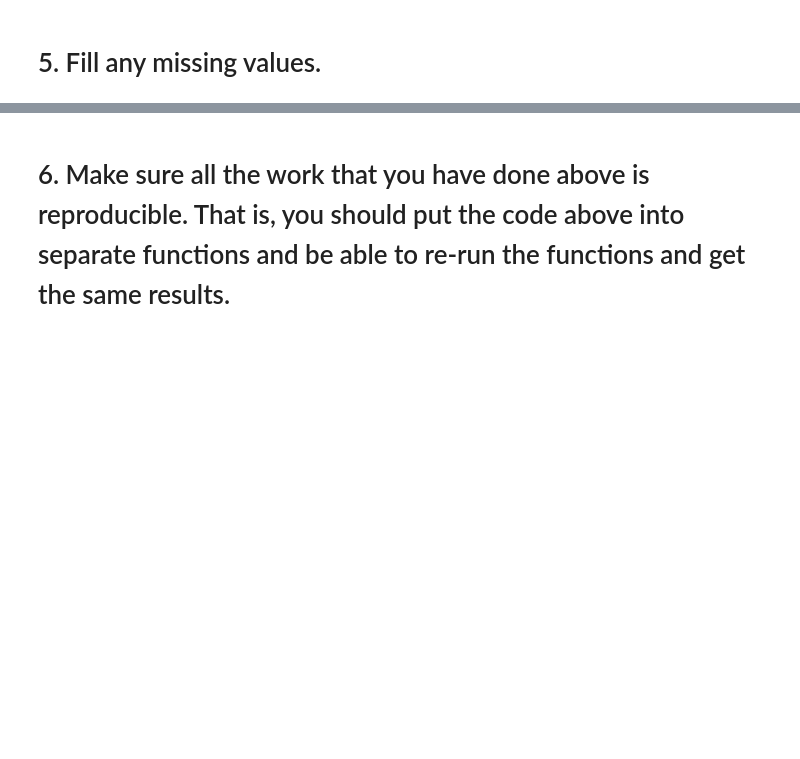
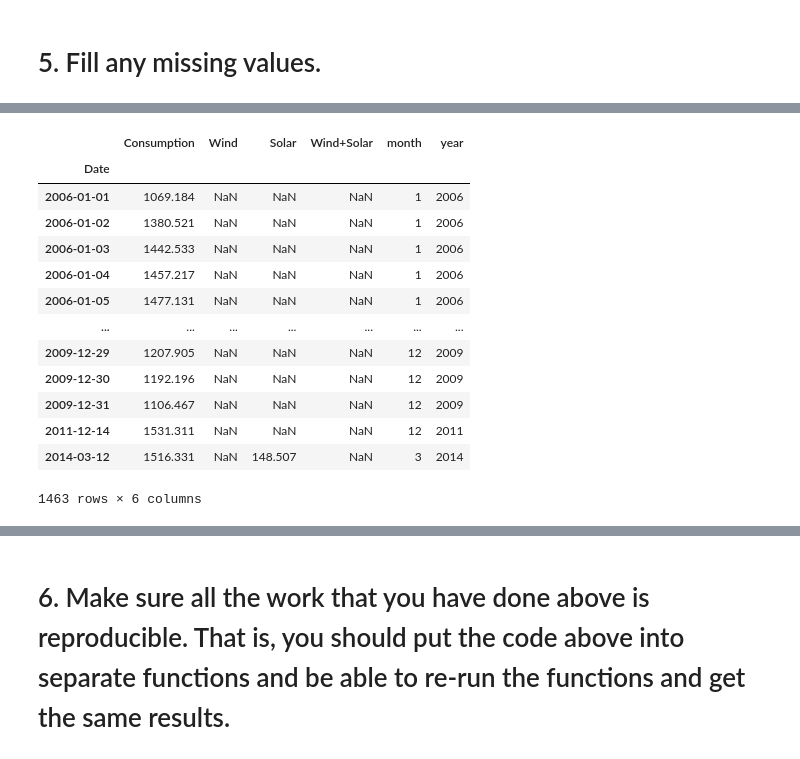
Before and after one commit to o0amandagomez0o/time-series-exercises, a Jupyter notebook: prepare_exercises.ipynb, the cells around one changed output, grey strips where cells are left out. Cells and saved outputs as stored; diff of their text form; code cells hidden in the pictures; blank space fills up the shorter version.

```diff
--- a/prepare_exercises.ipynb
+++ b/prepare_exercises.ipynb
@@ -239,0 +350,17 @@ Using the OPS data acquired in the Acquire exercises opsd_germany_daily.csv, com
+# %%
+opsd[opsd.Wind.isnull()]
+# %% [output]
+|  | Consumption | Wind | Solar | Wind+Solar | month | year |
+| Date |  |  |  |  |  |  |
+| 2006-01-01 | 1069.184 | NaN | NaN | NaN | 1 | 2006 |
+| 2006-01-02 | 1380.521 | NaN | NaN | NaN | 1 | 2006 |
+| 2006-01-03 | 1442.533 | NaN | NaN | NaN | 1 | 2006 |
+| 2006-01-04 | 1457.217 | NaN | NaN | NaN | 1 | 2006 |
+| 2006-01-05 | 1477.131 | NaN | NaN | NaN | 1 | 2006 |
+| ... | ... | ... | ... | ... | ... | ... |
+| 2009-12-29 | 1207.905 | NaN | NaN | NaN | 12 | 2009 |
+| 2009-12-30 | 1192.196 | NaN | NaN | NaN | 12 | 2009 |
+| 2009-12-31 | 1106.467 | NaN | NaN | NaN | 12 | 2009 |
+| 2011-12-14 | 1531.311 | NaN | NaN | NaN | 12 | 2011 |
+| 2014-03-12 | 1516.331 | NaN | 148.507 | NaN | 3 | 2014 |
+1463 rows × 6 columns
```
Also changed, not shown: parts of 21 cells of this notebook, 1 other file.
